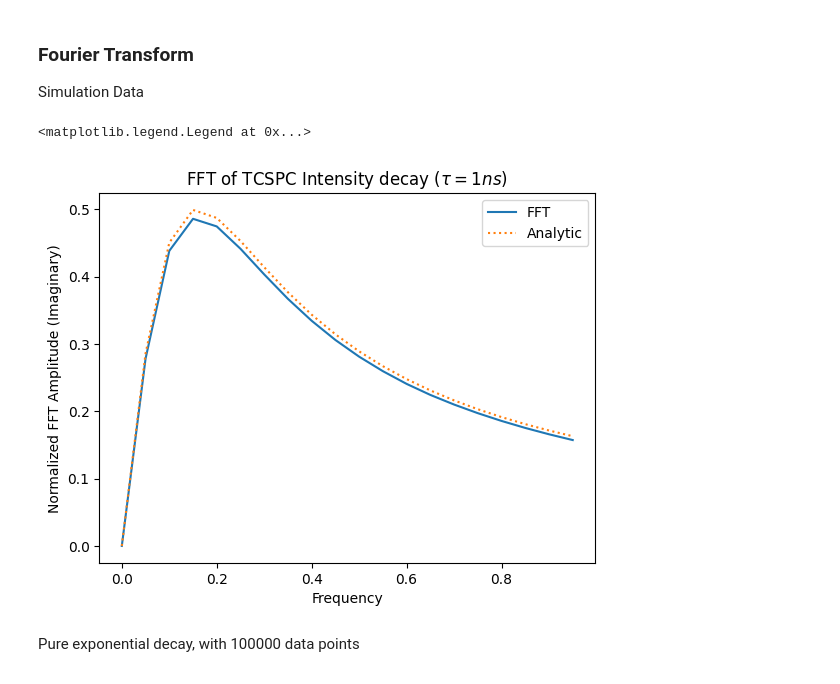
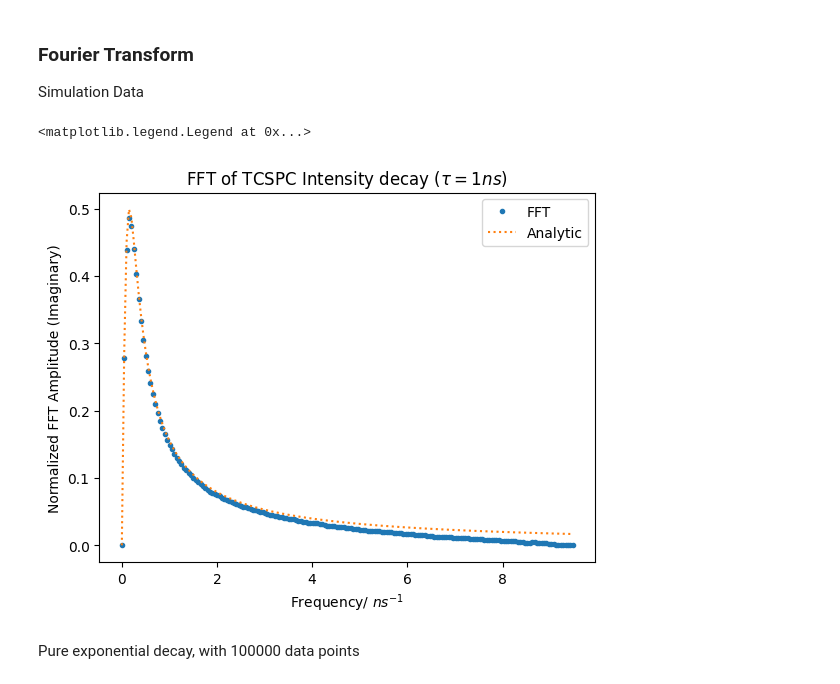
Before and after one commit to ngcnpeter/Y3_Group_Project_2B, a Jupyter notebook: TCSPC-simulation/2Bsimulation.ipynb, the cells around one changed output. Saved outputs shown, nothing was run; the diff lists cells and outputs as text; code cells hidden in the pictures.

```diff
--- a/TCSPC-simulation/2Bsimulation.ipynb
+++ b/TCSPC-simulation/2Bsimulation.ipynb
@@ -140,7 +140,7 @@ def mono_exp_sim_IRF(tau, run_time, irfwidth):
               run_time (in s)
               irfwidth  (sigma of Gaussian IRF)
 
-      output: time-domain decay data (381 x n_tau) matrix (381 bins, 20ns window)'''
+      output: time-domain decay data (381 x n_tau) matrix (380 bins, 20ns window)'''
    #IRF properties
    t0 = 10/19 # ns, offset
    bg = 10 #counts per s
@@ -151,15 +151,15 @@ def mono_exp_sim_IRF(tau, run_time, irfwidth):
    t_tot = rng.normal(t0,irfwidth,size = np.shape(Tau)) + rng.exponential(Tau)
    output = np.zeros((len(tau),n_bins)) #store output data
    for i in range(len(tau)):
-       output[i],bins = np.histogram(t_tot[i], bins=380,range = (0,20))
-       output[i] += np.full(n_bins, int(10*run_time/n_bins)) # distribute background count uniformly to each bin
-   return output,bins[:-1]
+       output[i],bins = np.histogram(t_tot[i], bins=n_bins,range = (0,20))
+       output[i] += np.full(n_bins, int(bg*run_time/n_bins)) # distribute background count uniformly to each bin
+   return bins[:-1], output
 # %%
 run_time = 20*60
 t0 = 10/19 #offset, ns
 irfwidth = 1e-5 #IRF Gaussian sigma, ns
 tau = [1,3,9] #lifetime array, ns
-mono_exp,bins = mono_exp_sim_IRF(tau,run_time , irfwidth)
+bins, mono_exp = mono_exp_sim_IRF(tau,run_time , irfwidth)
 I = mono_exp[0]
 plt.figure()
 plt.title('Mono-exponential decay curve (Convoluted)')
@@ -177,9 +177,11 @@ plt.yscale('log')
 [figure]
 # %%
 #Deconvolution
-t = bins
-amp = np.array([0.7,0.2,0.1]) #amplitudes
-I = np.dot(amp,mono_exp) #multi-exponential decay
+bg = 10 #counts per s
+trim = int(tau[0]*9*19) #trim at 9tau
+t = bins[:trim]
+amp = np.array([1]) #amplitudes
+I = np.dot(amp,mono_exp[:1])[:trim] #multi-exponential decay
 ker = stats.norm.pdf(t,loc = t0, scale = irfwidth) #IRF kernel for deconvolution
 #plt.plot(data[:,1])
 #plt.plot(x,np.fft.ifft(np.fft.fft(y)/np.fft.fft(ker)))
@@ -189,7 +191,7 @@ def deconv_fft(signal,kernel):
             kernel - Gaussian kernel (IRF) (same length as signal)
     Output: deconvolved signal (1d array)'''
     return np.fft.ifft(np.fft.fft(signal)/np.fft.fft(kernel))*np.sum(kernel)
-bg_arr = np.full(len(t), int(10*run_time/len(t)))
+bg_arr = np.full(len(t), int(bg*run_time/len(t)))
 plt.title('Deconvolution of simulation data')
 plt.plot(t,deconv_fft(I,ker),'b',label = 'deconvolved')
 plt.plot(t,I,'r:',label = 'original')
@@ -324,33 +327,37 @@ def phasor_fft(amp,tau, run_time, irfwidth):
               irfwidth  (sigma of Gaussian IRF)
 
       output: angular frequency w, phasor (array of complex number, real<->g, -imag <->s coordinate )'''
-    exp_arr, t = mono_exp_sim_IRF(tau, run_time, irfwidth)
+    t, exp_arr = mono_exp_sim_IRF(tau, run_time, irfwidth)
     amp = amp/np.sum(amp) #ensure amp sum up to 1
     counts = np.dot(amp,exp_arr)- bg_arr #multi exp decay data - background
+    end = int(np.min(tau)*9*19)#end index
+    counts = counts[:]
+    t = t[:]
+    ker = stats.norm.pdf(t,loc = t0, scale = irfwidth)
     phasor = np.fft.fft(counts)/np.sum(counts)/np.fft.fft(ker)*np.sum(ker)
-    freq = np.fft.fftfreq(len(phasor), d=20/len(phasor))
+    freq = np.fft.fftfreq(len(phasor), d=np.max(t)/len(phasor))
     w = 2*np.pi*freq #angular frequency
     return w, phasor
 # %%
 from scipy import integrate
 w, demo_phasor = phasor_fft([1],[1], run_time, irfwidth) #Fourier Transform to obtain phasor
 W,T = np.meshgrid(w,t)
-n_bin = 20#int(len(demo_phasor)/2)
+n_bin = int(len(demo_phasor)/2)
 freq = w/2/np.pi
-plt.plot(freq[:n_bin],-np.imag(demo_phasor)[:n_bin],label = 'FFT')
+plt.plot(freq[:n_bin],-np.imag(demo_phasor)[:n_bin],'.',label = 'FFT')
 # plt.plot(freq[:n_bin],np.imag(np.trapz(counts*np.exp(1j*W*T),dx = 20/380,axis = 1)/np.trapz(counts,dx = 20/380)/np.fft.fft(ker)*np.sum(ker))[:n_bin],
 # label = 'FT Integral')
 # plt.plot(freq, amplitudes[0]/decay_time_constants[0]**2/((freq)**2+(1/decay_time_constants[0])**2)
 # +amplitudes[1]/decay_time_constants[1]**2/((freq)**2+(1/decay_time_constants[1])**2),'.')
 plt.plot(freq[:n_bin],(w/((w)**2+(1/tau[0])**2))[:n_bin]
 ,':', label = 'Analytic')
-plt.xlabel('Frequency')
+plt.xlabel(r'Frequency/ $ns^{-1}$')
 plt.ylabel('Normalized FFT Amplitude (Imaginary)')
 plt.title(r'FFT of TCSPC Intensity decay ($\tau = 1 ns$)')
 plt.legend()
 # %% [output]
 <matplotlib.legend.Legend at 0x...>
-[figure, old version]
+[figure, new version]
 # %% [markdown]
 Pure exponential decay, with 100000 data points
 # %%
```
Also changed, not shown: parts of 10 cells of this notebook, 5 other files.
